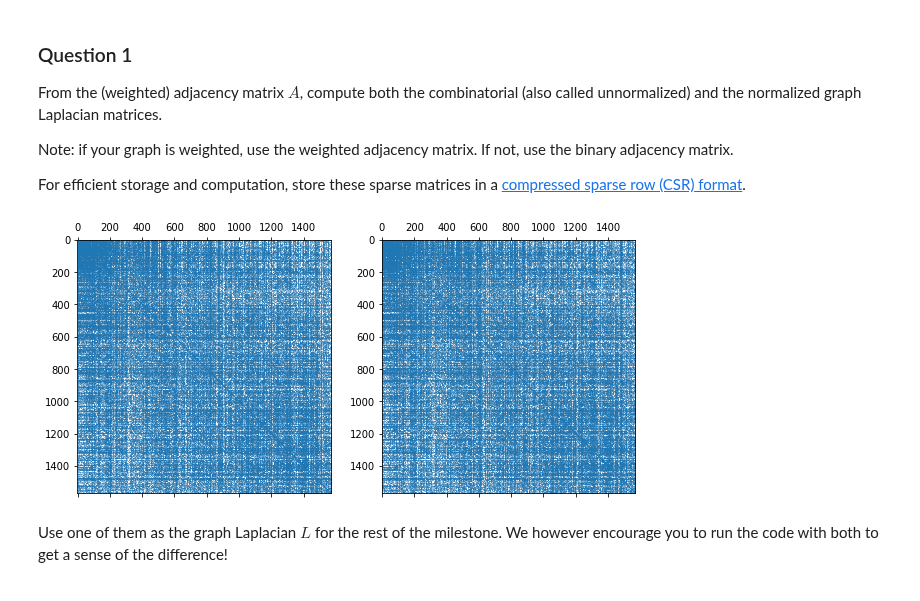
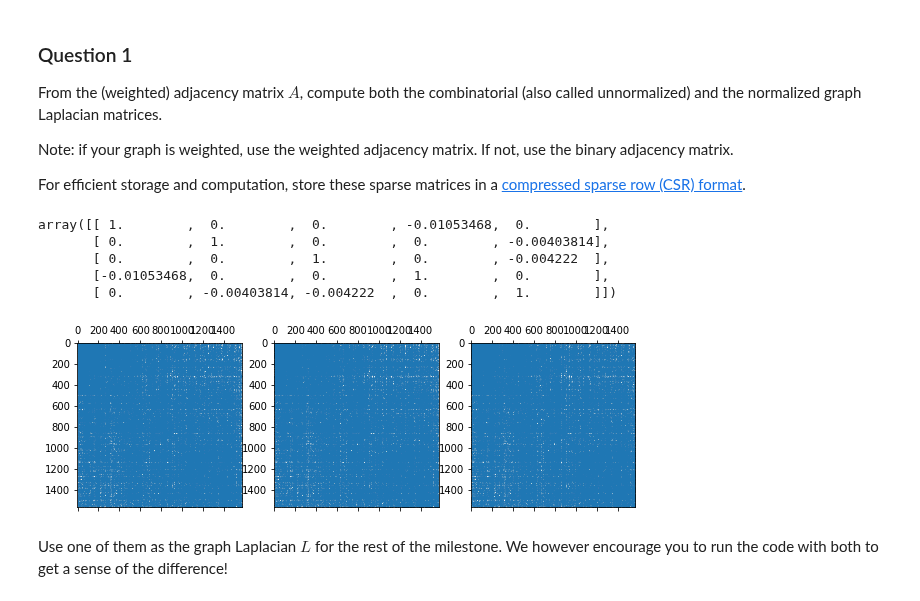
Before and after one commit to vndk36/Project_ntds2018, a Jupyter notebook: Milestone_3/3_spectral_graph_theory_coffee.ipynb, the cells around one changed output. Cells and saved outputs as stored; diff of their text form; code cells hidden in the pictures.

```diff
--- a/Milestone_3/3_spectral_graph_theory_coffee.ipynb
+++ b/Milestone_3/3_spectral_graph_theory_coffee.ipynb
@@ -115,19 +115,29 @@ For efficient storage and computation, store these sparse matrices in a [compres
 # %%
 # We first create the degree vector of our graph :
 degrees= np.sum(adjacency,0)
 
 D_sqrt_inv= np.diag(1/np.sqrt(degrees))
 
 laplacian_combinatorial = sparse.csr_matrix(np.diag(degrees)-adjacency)
 laplacian_normalized = sparse.csr_matrix(D_sqrt_inv @ laplacian_combinatorial @ D_sqrt_inv)
+lap_n = np.diag(np.ones(n_nodes)) - D_sqrt_inv @ adjacency @ D_sqrt_inv
 plt.figure(figsize=(10,10))
-plt.subplot(121)
+plt.subplot(131)
 plt.spy(laplacian_combinatorial,markersize=0.1)
-plt.subplot(122)
+plt.subplot(132)
 plt.spy(laplacian_normalized,markersize=0.1)
+plt.subplot(133)
+plt.spy(lap_n,markersize=0.1)
 lap_un=laplacian_combinatorial.toarray()
+
+lap_n[:5,:5]
 # %% [output]
+array([[ 1.        ,  0.        ,  0.        , -0.01053468,  0.        ],
+       [ 0.        ,  1.        ,  0.        ,  0.        , -0.00403814],
+       [ 0.        ,  0.        ,  1.        ,  0.        , -0.004222  ],
+       [-0.01053468,  0.        ,  0.        ,  1.        ,  0.        ],
+       [ 0.        , -0.00403814, -0.004222  ,  0.        ,  1.        ]])
-[figure, old version]
+[figure, new version]
 # %% [markdown]
 Use one of them as the graph Laplacian $L$ for the rest of the milestone.
 We however encourage you to run the code with both to get a sense of the difference!
```
Also changed, not shown: 1 other file.
